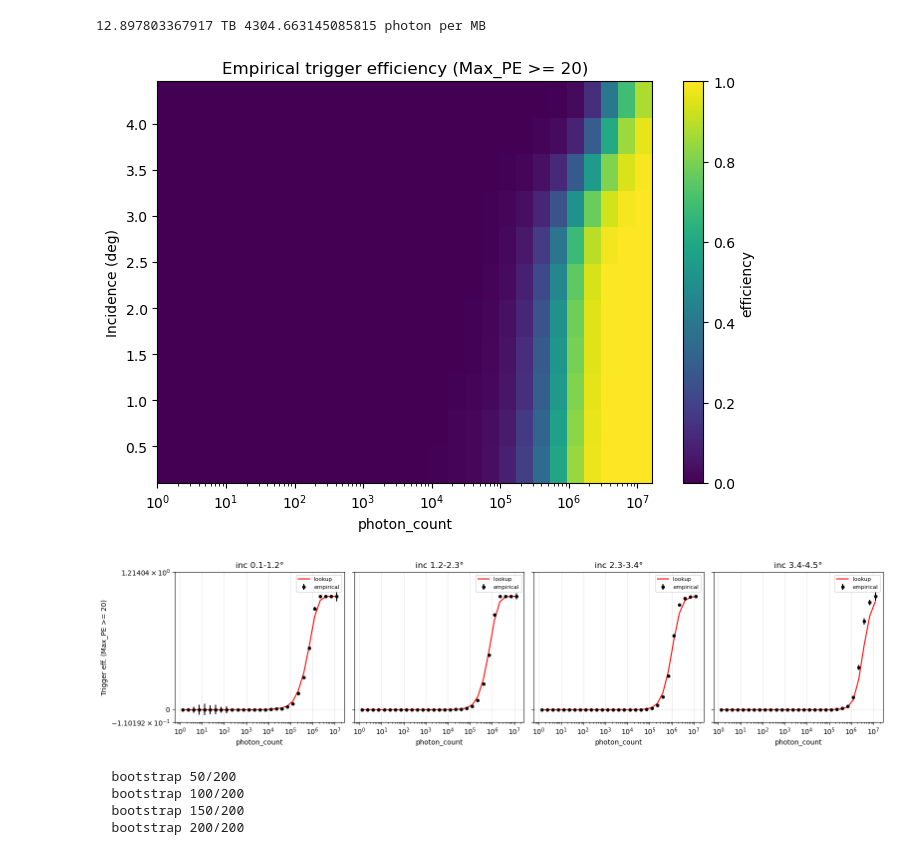
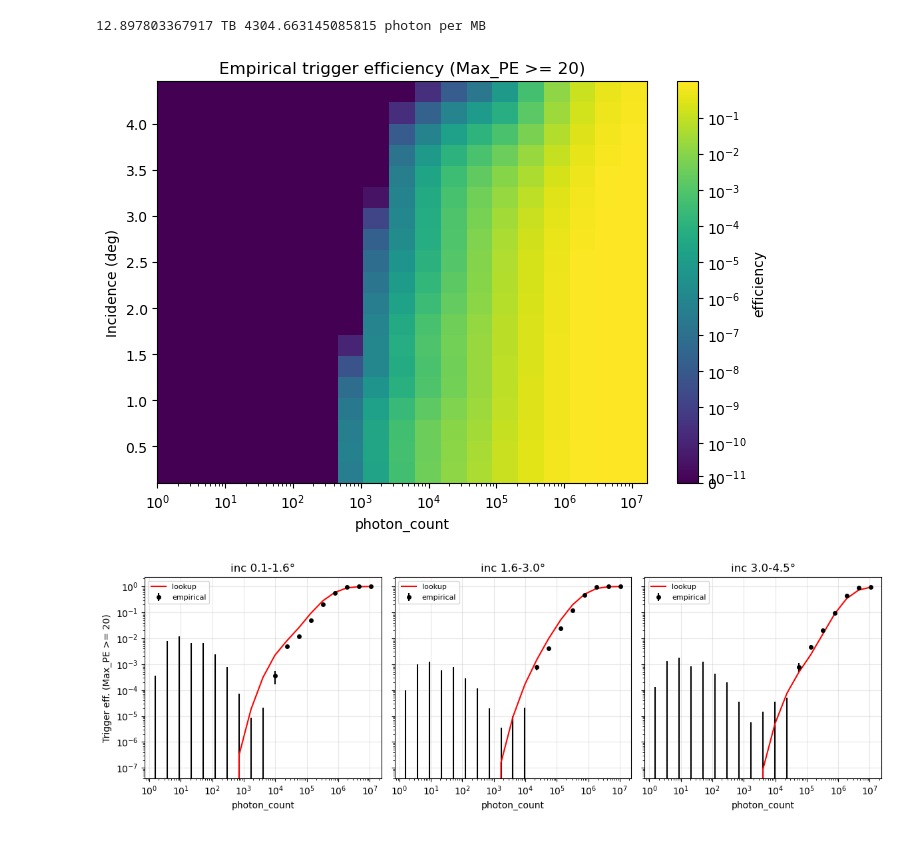
Before and after one commit to Teikiet/Muon_Trinity, a Jupyter notebook: analysis/Demonstrator_Muon_flux_v4.ipynb, the cells around one changed output. Saved outputs shown, nothing was run; the diff lists cells and outputs as text; code cells hidden in the pictures.

```diff
--- a/analysis/Demonstrator_Muon_flux_v4.ipynb
+++ b/analysis/Demonstrator_Muon_flux_v4.ipynb
@@ -271,6 +271,7 @@ Missing energies: ['1.12202e3', '1.41254e3', '1.77828e3', '2.23872e3', '2.81838e
 # Empirical trigger efficiency: P(Max_PE >= threshold | photon_count, incidence)
 # =============================================================================
 from scipy.ndimage import gaussian_filter
+from matplotlib.colors import SymLogNorm
 
 # ---------- 1. Clean inputs ----------
 m = (np.isfinite(photon_count) & (photon_count > 0)
@@ -282,8 +283,8 @@ inc_ = Incidence[m]
 hit_ = (pe_ >= PE_THRESHOLD).astype(float)
 
 # ---------- 2. Define 2-D bins ----------
-pc_edges  = np.logspace(np.log10(pc_.min()), np.log10(pc_.max()), 30)
-inc_edges = np.linspace(inc_.min(),inc_.max(), 12)
+pc_edges  = np.logspace(np.log10(pc_.min()), np.log10(pc_.max()), 20)
+inc_edges = np.linspace(inc_.min(),inc_.max(), 20)
 pc_cen    = np.sqrt(pc_edges[:-1] * pc_edges[1:])
 inc_cen   = 0.5*(inc_edges[:-1] + inc_edges[1:])
 
@@ -323,102 +324,39 @@ def trigger_eff(N_gamma, inc_deg):
 # ---------- 5. Plot the efficiency map ----------
 fig, ax = plt.subplots(figsize=(7,5))
 pcm = ax.pcolormesh(pc_edges, inc_edges, eff_smooth.T,
-                    cmap='viridis', vmin=0, vmax=1, shading='auto')
+                    cmap='viridis', shading='auto', norm=SymLogNorm(linthresh=np.min(eff_smooth[np.where(eff_smooth>0)]), linscale=0.5, base=10))
 ax.set_xscale('log')
 ax.set_xlabel("photon_count"); ax.set_ylabel("Incidence (deg)")
 ax.set_title(f"Empirical trigger efficiency (Max_PE >= {PE_THRESHOLD})")
 plt.colorbar(pcm, ax=ax, label='efficiency')
 plt.tight_layout(); plt.show()
 
 # ---------- 6. Slice validation ----------
-bounds = np.linspace(inc_.min(), inc_.max(), 5)
+bounds = np.linspace(inc_.min(), inc_.max(), 4)
 slices = list(zip(bounds[:-1], bounds[1:]))
 fig, axes = plt.subplots(1, len(slices), figsize=(4*len(slices), 4), sharey=True)
 for ax, (ilo, ihi) in zip(axes, slices):
     sel = (inc_ >= ilo) & (inc_ < ihi)
     emp, err = [], []
     for i in range(len(pc_cen)):
         s2 = sel & (pc_ >= pc_edges[i]) & (pc_ < pc_edges[i+1])
         n = s2.sum()
         if n >= 5:
             p = np.mean(hit_[s2]); emp.append(p)
             err.append(np.sqrt(p*(1-p)/n) + 1.0/n)
         else:
             emp.append(np.nan); err.append(np.nan)
     emp, err = np.array(emp), np.array(err)
     pred = trigger_eff(pc_cen, 0.5*(ilo+ihi))
     ax.errorbar(pc_cen, emp, yerr=err, fmt='ko', ms=4, label='empirical')
     ax.plot(pc_cen, pred, 'r-', label='lookup')
     ax.set_xscale('log')#; ax.set_ylim(-0.05, 1.1)
-    ax.set_yscale('symlog')
+    ax.set_yscale('log')
     ax.set_xlabel("photon_count")
     ax.set_title(f"inc {ilo:.1f}-{ihi:.1f}°")
     ax.grid(alpha=0.3); ax.legend(fontsize=8)
 axes[0].set_ylabel(f"Trigger eff. (Max_PE >= {PE_THRESHOLD})")
 plt.tight_layout(); plt.show()
 # %% [output]
-[figure, old version]
+[figure, new version]
-[figure, old version]
+[figure, new version]
-# %%
-# Bootstrap uncertainty for the empirical trigger efficiency lookup
-# =============================================================================
-N_BOOT   = 200      # number of bootstrap replicas
-CI_LEVEL = 99.0     # percent (68 = 1-sigma-like, 95 = 2-sigma-like)
-
-rng = np.random.default_rng(0)
-
-def build_interp(pc_s, inc_s, hit_s):
-    """Build a RegularGridInterpolator from one (resampled) dataset."""
-    N_tot, _, _ = np.histogram2d(pc_s, inc_s, bins=[pc_edges, inc_edges])
-    N_hit, _, _ = np.histogram2d(pc_s, inc_s, bins=[pc_edges, inc_edges],
-                                 weights=hit_s)
-    with np.errstate(invalid='ignore', divide='ignore'):
-        e = np.where(N_tot >= 5, N_hit / N_tot, np.nan)
-
-    mask = np.isfinite(e)
-    e_filled = np.where(mask, e, 0.0)
-    w = mask.astype(float)
-    e_smooth = gaussian_filter(e_filled, sigma=0.8) / np.clip(
-        gaussian_filter(w, sigma=0.8), 1e-6, None)
-
-    return RegularGridInterpolator(
-        (np.log10(pc_cen), inc_cen), e_smooth,
-        bounds_error=False, fill_value=None, method='linear')
-
-# ---------- Bootstrap replicas ----------
-n = len(pc_)
-boot_interps = []
-for b in range(N_BOOT):
-    idx = rng.integers(0, n, size=n)
-    boot_interps.append(build_interp(pc_[idx], inc_[idx], hit_[idx]))
-    if (b + 1) % 50 == 0:
-        print(f"  bootstrap {b+1}/{N_BOOT}")
-
-# ---------- Efficiency with uncertainty ----------
-alpha = (100.0 - CI_LEVEL) / 2.0
-
-def trigger_eff_ci(N_gamma, inc_deg):
-    N_gamma = np.asarray(N_gamma, dtype=float)
-    inc_deg = np.asarray(inc_deg, dtype=float)
-
-    N_b, inc_b = np.broadcast_arrays(N_gamma, inc_deg)
-    pts = np.column_stack([
-        np.log10(np.clip(N_b.ravel(), pc_.min(), pc_.max())),
-        np.clip(inc_b.ravel(), inc_.min(), inc_.max()),
-    ])
-
-    nominal = np.clip(interp(pts), 0.0, 1.0)
-    samples = np.array([np.clip(bi(pts), 0.0, 1.0) for bi in boot_interps])
-    lo = np.percentile(samples, alpha,       axis=0)
-    hi = np.percentile(samples, 100 - alpha, axis=0)
-
-    return (
-        nominal.reshape(N_b.shape),
-        lo.reshape(N_b.shape),
-        hi.reshape(N_b.shape),
-    )
-# %% [output]
-  bootstrap 50/200
-  bootstrap 100/200
-  bootstrap 150/200
-  bootstrap 200/200
```
Also changed, not shown: parts of 15 cells of this notebook, 12 other files.
